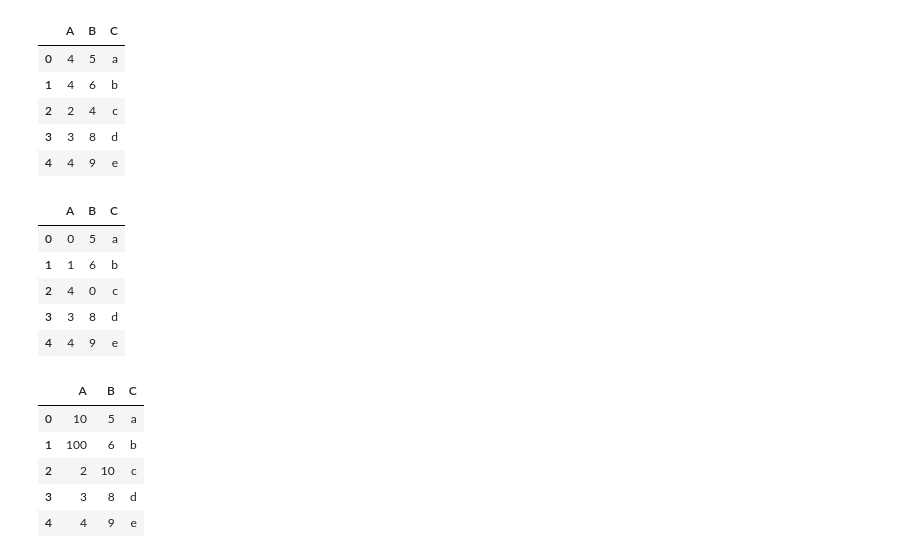
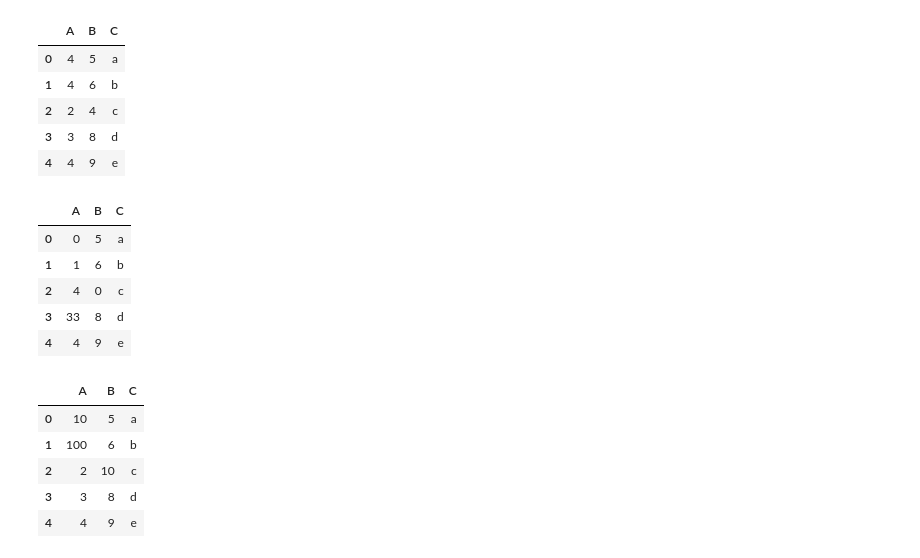
Before and after one commit to arun1248/data-science, a Jupyter notebook: notes/py_ds/day4.ipynb, the cells around one changed output. Drawn from its saved outputs; the diff is of its cells as text; code cells hidden in the pictures.

```diff
--- a/notes/py_ds/day4.ipynb
+++ b/notes/py_ds/day4.ipynb
@@ -290,13 +290,13 @@ df.replace([0, 1], 4)
 | 3 | 3 | 8 | d |
 | 4 | 4 | 9 | e |
 # %%
-df.replace([2, 3], [4, 3])
+df.replace([2, 3], [4, 33])
 # %% [output]
 |  | A | B | C |
 | 0 | 0 | 5 | a |
 | 1 | 1 | 6 | b |
 | 2 | 4 | 0 | c |
-| 3 | 3 | 8 | d |
+| 3 | 33 | 8 | d |
 | 4 | 4 | 9 | e |
 # %%
 df.replace({0: 10, 1: 100})
```
Also changed, not shown: parts of 19 cells of this notebook.
